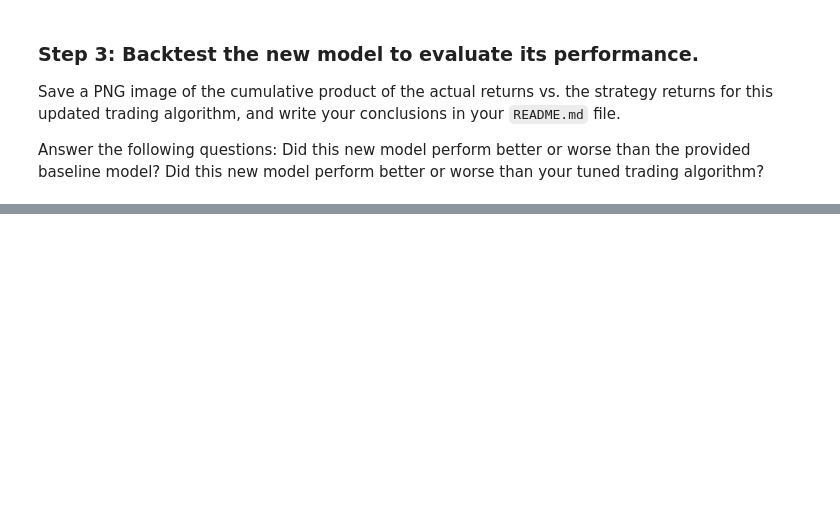
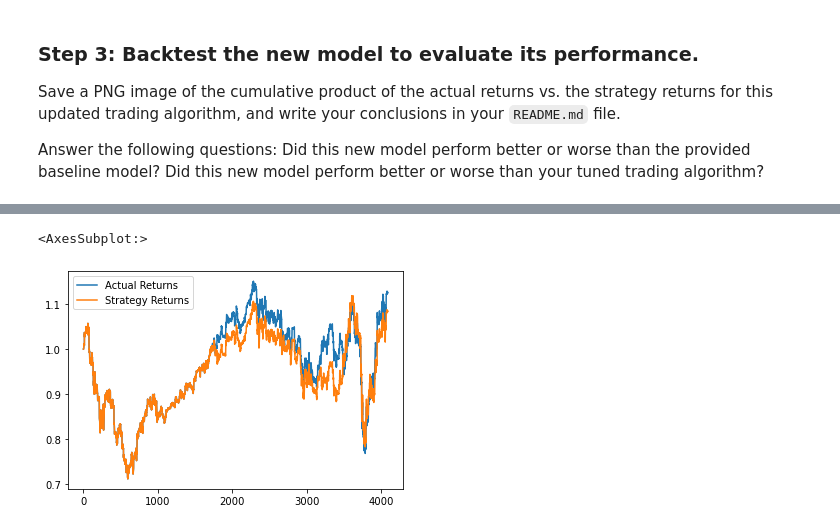
Before and after one commit to Rishi-Prasadha/RICE-FINTECH-14_Challenge, a Jupyter notebook: Starter_Code-4/machine_learning_trading_bot.ipynb, the cells around one changed output, grey strips where cells are left out. Cells and saved outputs as stored; diff of their text form; code cells hidden in the pictures; blank space fills up the shorter version.

```diff
--- a/Starter_Code-4/machine_learning_trading_bot.ipynb
+++ b/Starter_Code-4/machine_learning_trading_bot.ipynb
@@ -437,14 +475,24 @@ Did this new model perform better or worse than your tuned trading algorithm?
 # Create a predictions DataFrame
 # YOUR CODE HERE
 
+predictions_df2 = pd.DataFrame()
+
 # Add the SVM model predictions to the DataFrame
 # YOUR CODE HERE
+
+predictions_df2['Random Forest Predictions'] = pd.concat([predictions_df['Predicted']])
 
 # Add the actual returns to the DataFrame
 # YOUR CODE HERE
 
+predictions_df2['Actual Returns'] = signals_df['Actual Returns']
+
 # Add the strategy returns to the DataFrame
 # YOUR CODE HERE
 
+predictions_df2['Strategy Returns'] = predictions_df2['Actual Returns'] * predictions_df2['Random Forest Predictions'].shift()
+
 # Review the DataFrame
 # YOUR CODE HERE
+
+predictions_df2.head()
@@ -451,3 +506,8 @@ Did this new model perform better or worse than your tuned trading algorithm?
 # %%
 # Plot the actual returns versus the strategy returns
 # YOUR CODE HERE
+
+(1+predictions_df2[['Actual Returns', 'Strategy Returns']]).cumprod().plot()
+# %% [output]
+<AxesSubplot:>
+[figure, added]
```
Also changed, not shown: parts of 9 cells of this notebook.
